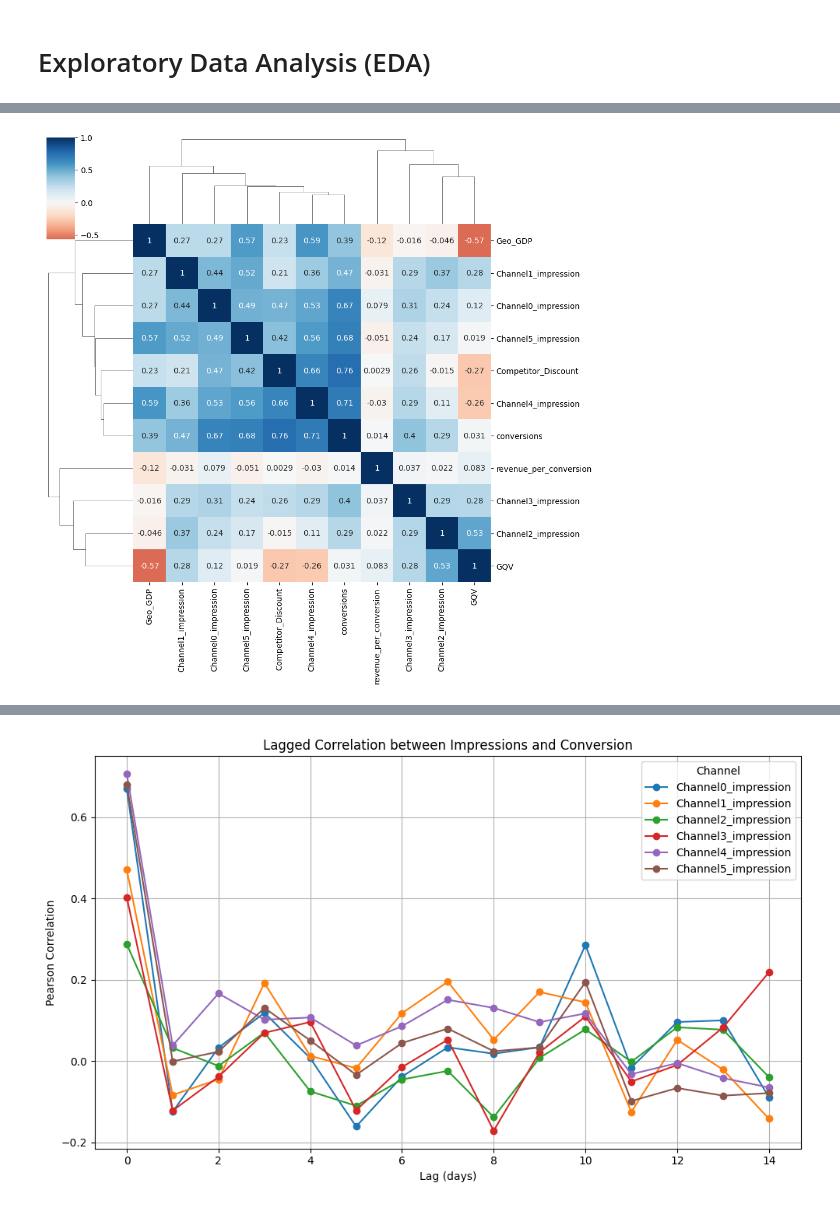
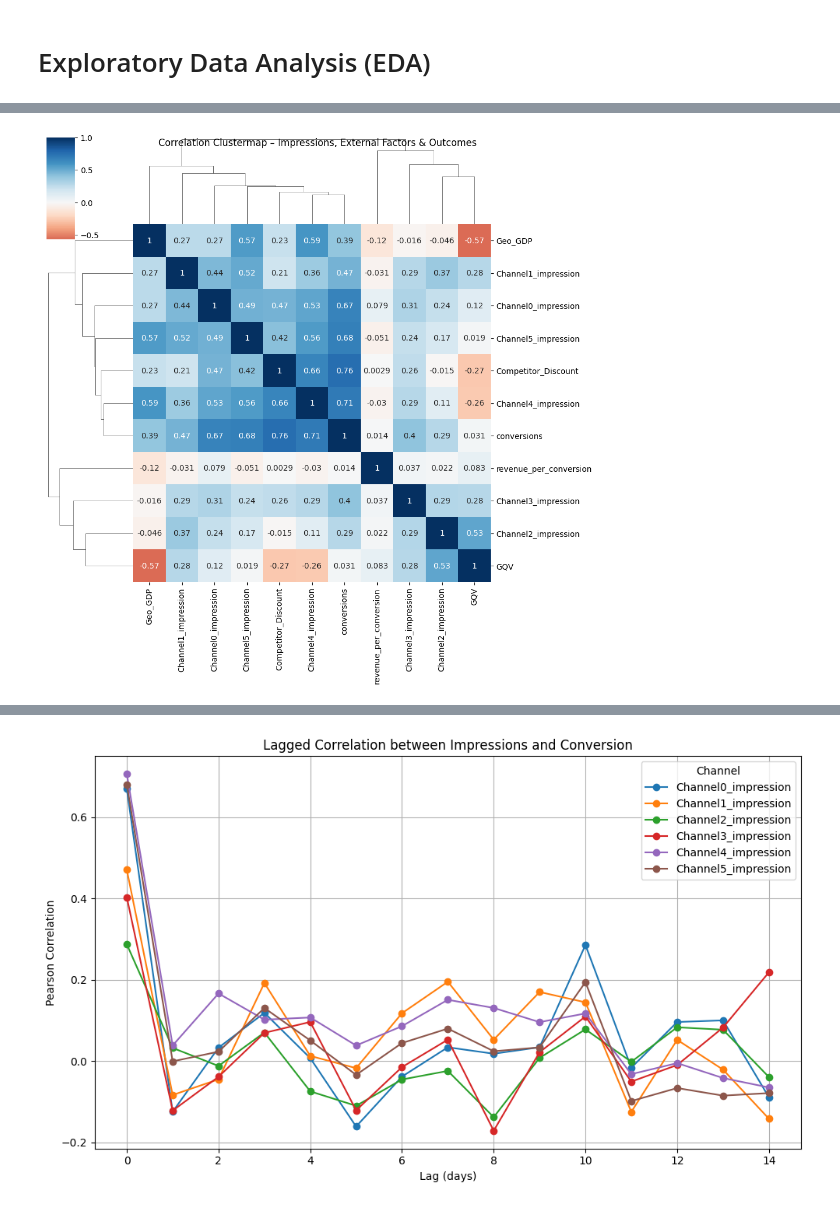
Before and after one commit to ossamum/google-meridian, a Jupyter notebook: Google_Meridian_Simulated_Data_National.ipynb, the cells around one changed output, grey strips where cells are left out. Drawn from its saved outputs; the diff is of its cells as text; code cells hidden in the pictures.

```diff
--- a/Google_Meridian_Simulated_Data_National.ipynb
+++ b/Google_Meridian_Simulated_Data_National.ipynb
@@ -76,5 +147,9 @@ pd.options.display.max_columns = None
 # %%
-df = pd.read_csv('Simulated_Data_National.csv').drop(columns=['Unnamed: 0'])
+df = (
+    pd.read_csv('Simulated_Data_National.csv')
+    .drop(columns=['Unnamed: 0'])
+    .assign(time = lambda x: pd.to_datetime(x['time']))
+)
 df.shape
 # %% [output]
 (156, 22)
@@ -97,3 +172,5 @@ assert len(pd.date_range(df['time'].min(), df['time'].max(), freq='7D')) == df['
 assert df.isna().sum().any() == False
 # %% [markdown]
 # Exploratory Data Analysis (EDA)
+# %%
+decomposition = seasonal_decompose(df.set_index('time')['conversions'], model='additive', period=52)
@@ -99,0 +208,4 @@ assert df.isna().sum().any() == False
+# %%
+all_channels = [f'Channel{c}' for c in range(6)]
+all_channels_spend = [f'{c}_spend' for c in all_channels]
+all_channels_impression = [f'{c}_impression' for c in all_channels]
@@ -100,3 +231,5 @@ assert df.isna().sum().any() == False
 # %%
-df.set_index('time').plot(subplots=True, figsize=(8, 16));
+df.set_index('time')[all_channels_impression].plot(title='Weekly Channel Impressions', subplots=True, figsize=(8, 6))
+plt.tight_layout()
+plt.show()
 # %% [output]
@@ -104,16 +258,14 @@ df.set_index('time').plot(subplots=True, figsize=(8, 16));
 # %%
-sns.clustermap(df[[
-  'Channel0_impression',
-  'Channel1_impression',
-  'Channel2_impression',
-  'Channel3_impression',
-  'Channel4_impression',
-  'Channel5_impression',
-  'GQV',
-  'Geo_GDP',
-  'Competitor_Discount',
-  'conversions',
-  'revenue_per_conversion',
-]].corr(), annot=True, cmap='RdBu', center=0);
+sns.clustermap(df[
+    all_channels_impression +
+     [
+      'GQV',
+      'Geo_GDP',
+      'Competitor_Discount',
+      'conversions',
+      'revenue_per_conversion']
+  ].corr(), annot=True, cmap='RdBu', center=0)
+plt.suptitle('Correlation Clustermap – Impressions, External Factors & Outcomes')
+plt.show()
 # %% [output]
-[figure, old version]
+[figure, new version]
```
Also changed, not shown: parts of 32 cells of this notebook.
